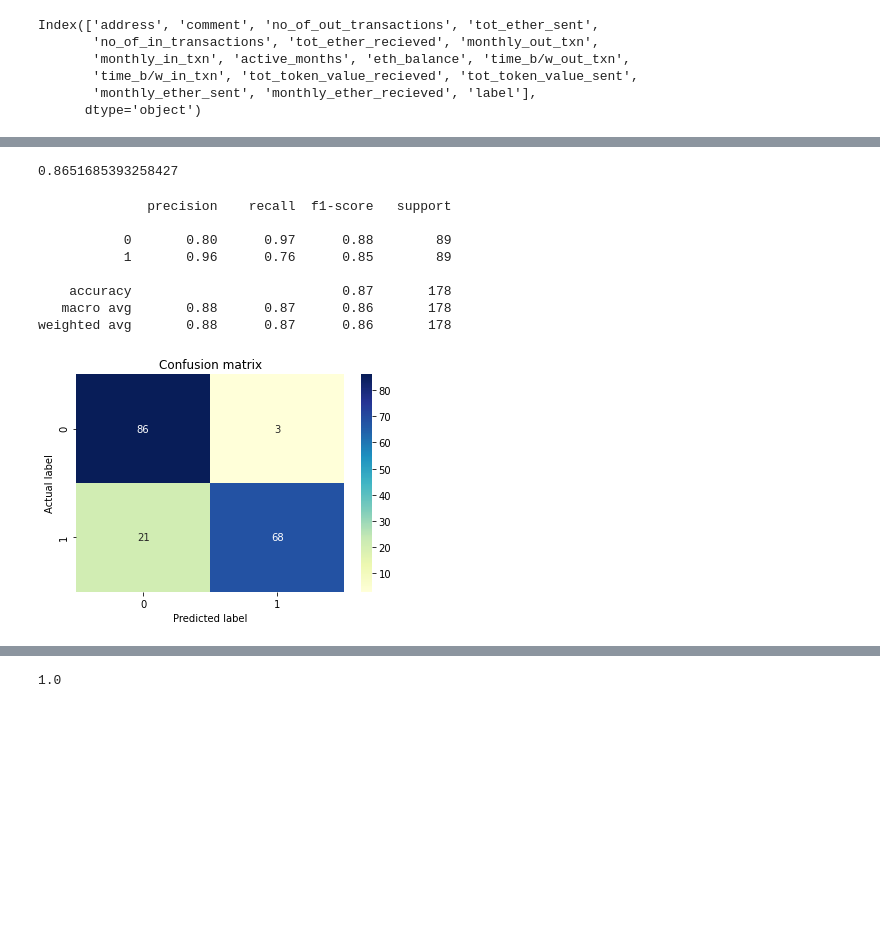
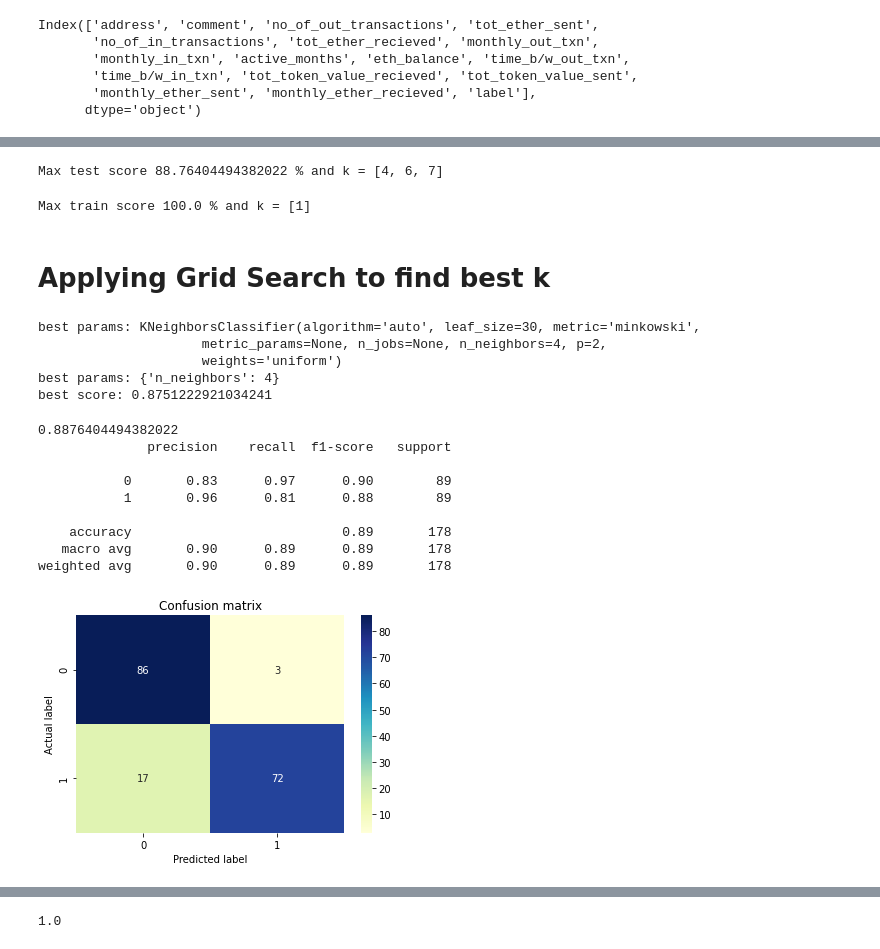
Before and after one commit to m-shilpa/ethereum-data-analysis, a Jupyter notebook: Malicious_Address_Prediction/Algorithms.ipynb, the cells around one changed output, grey strips where cells are left out. Cells and saved outputs as stored; diff of their text form; code cells hidden in the pictures; blank space fills up the shorter version.

```diff
--- a/Malicious_Address_Prediction/Algorithms.ipynb
+++ b/Malicious_Address_Prediction/Algorithms.ipynb
@@ -139,23 +167,62 @@ from sklearn.neighbors import KNeighborsClassifier
+# %%
+## score that comes from testing on the datapoints that were split in the beginning to be used for testing solely
+max_test_score = max(test_scores)
+test_scores_ind = [i for i, v in enumerate(test_scores) if v == max_test_score]
+print('Max test score {} % and k = {}'.format(max_test_score*100,list(map(lambda x: x+1, test_scores_ind))))
+# %% [output]
+Max test score 88.76404494382022 % and k = [4, 6, 7]
+# %%
+## score that comes from testing on the same datapoints that were used for training
+max_train_score = max(train_scores)
+train_scores_ind = [i for i, v in enumerate(train_scores) if v == max_train_score]
+print('Max train score {} % and k = {}'.format(max_train_score*100,list(map(lambda x: x+1, train_scores_ind))))
+# %% [output]
+Max train score 100.0 % and k = [1]
+# %% [markdown]
+# **Applying Grid Search to find best k**
+# %%
+from sklearn.model_selection import GridSearchCV
+
+param_grid = {'n_neighbors': np.arange(1, 30)}
+scoring = {'Accuracy': 'accuracy', 'AUC': 'roc_auc', 'Log_loss': 'neg_log_loss'}
+
+gs = GridSearchCV(KNeighborsClassifier(), return_train_score=True,
+                  param_grid=param_grid, scoring=scoring, cv=10, refit='Accuracy')
+
+gs.fit(X, y)
+results = gs.cv_results_
+
+
+print("best params: " + str(gs.best_estimator_))
+print("best params: " + str(gs.best_params_))
+print('best score:', gs.best_score_)
+# %% [output]
+best params: KNeighborsClassifier(algorithm='auto', leaf_size=30, metric='minkowski',
+                     metric_params=None, n_jobs=None, n_neighbors=4, p=2,
+                     weights='uniform')
+best params: {'n_neighbors': 4}
+best score: 0.8751222921034241
 # %%
+def apply_knn(k):
+  #Setup a knn classifier with k neighbors
+  knn = KNeighborsClassifier(k)
 
-#Setup a knn classifier with k neighbors
-knn = KNeighborsClassifier(n_neighbors=2, p=2, metric='euclidean')
+  knn.fit(X_train,y_train)
+  print(knn.score(X_test,y_test))
 
-knn.fit(X_train,y_train)
-print(knn.score(X_test,y_test))
-
-y_pred = knn.predict(X_test)
+  y_pred = knn.predict(X_test)
+  return knn,y_pred
-# %% [output]
-0.8651685393258427
-# %%
-model_evaluation(y_test,y_pred)
-# %% [output]
-              precision    recall  f1-score   support
-
-           0       0.80      0.97      0.88        89
-           1       0.96      0.76      0.85        89
-
-    accuracy                           0.87       178
-   macro avg       0.88      0.87      0.86       178
-weighted avg       0.88      0.87      0.86       178
-[figure, removed]
+# %%
+knn_4,y_pred_4 = apply_knn(4)
+model_evaluation(y_test,y_pred_4)
+# %% [output]
+0.8876404494382022
+              precision    recall  f1-score   support
+
+           0       0.83      0.97      0.90        89
+           1       0.96      0.81      0.88        89
+
+    accuracy                           0.89       178
+   macro avg       0.90      0.89      0.89       178
+weighted avg       0.90      0.89      0.89       178
+[figure, added]
```
Also changed, not shown: parts of 8 cells of this notebook.
